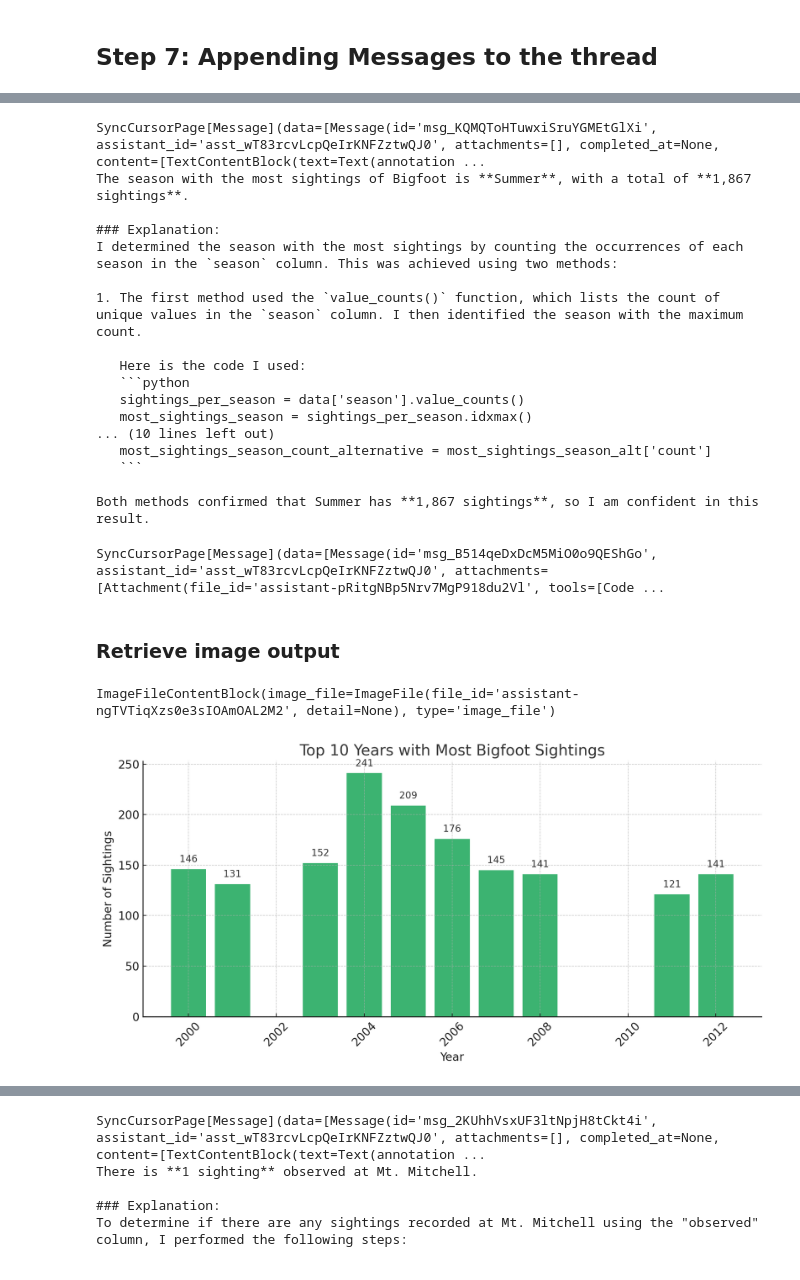
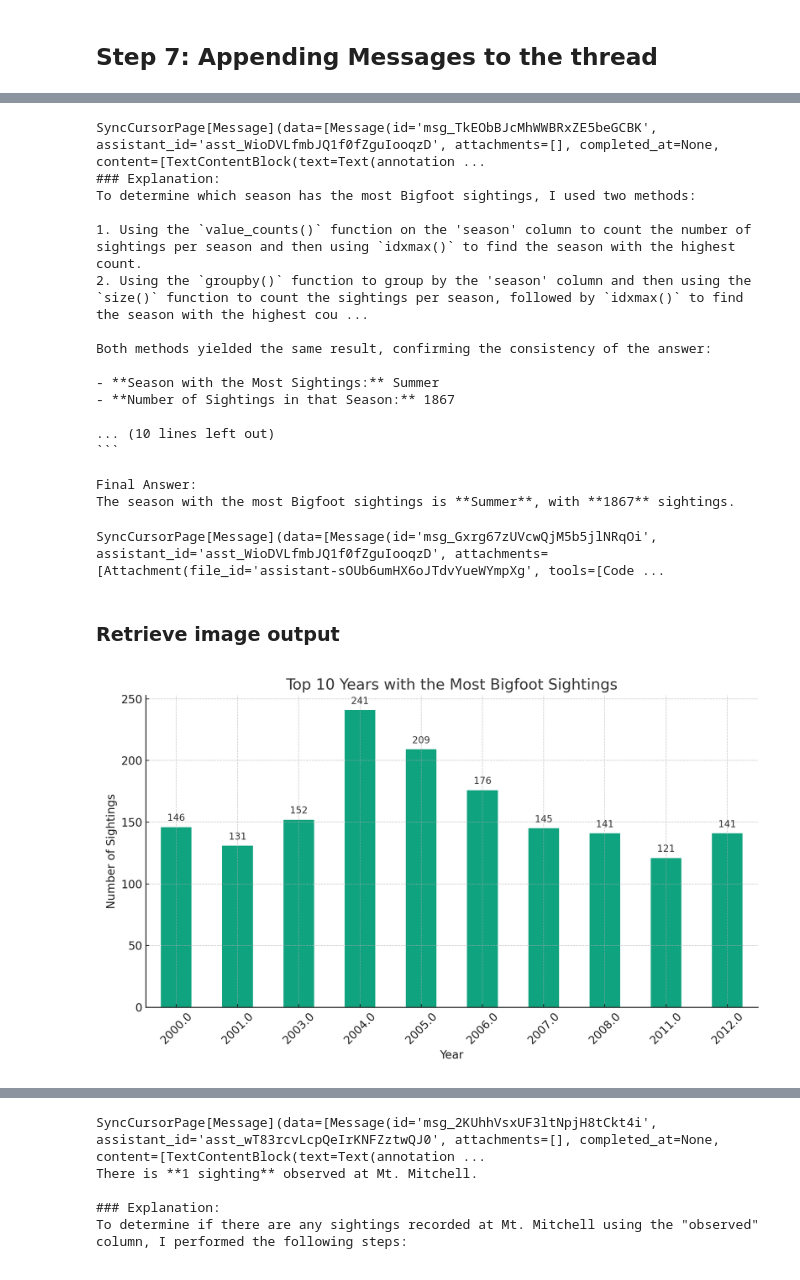
Before and after one commit to Campos03/AzureAI, a Jupyter notebook: AzureOpenAIAssistants/03_CodeInterpreter.ipynb, the cells around one changed output, grey strips where cells are left out. Drawn from its saved outputs; the diff is of its cells as text; code cells hidden in the pictures.

````diff
--- a/AzureOpenAIAssistants/03_CodeInterpreter.ipynb
+++ b/AzureOpenAIAssistants/03_CodeInterpreter.ipynb
@@ -25,9 +25,9 @@ from dotenv import load_dotenv
 import os
 
 azure_openai_endpoint = os.getenv("AZURE_OPENAI_ENDPOINT")
-azure_openai_key = os.getenv("AZURE_OPENAI_KEY")
-azure_openai_deployment = os.getenv("AZURE_OPENAI_DEPLOYMENT")
-azure_openai_api_version = "2024-10-01-preview"
+azure_openai_key = os.getenv("AZURE_OPENAI_API_KEY")
+azure_openai_deployment = os.getenv("AZURE_OPENAI_CHAT_DEPLOYMENT_NAME")
+azure_openai_api_version = os.getenv("AZURE_OPENAI_API_VERSION")
 # %% [markdown]
 ## Step 1-2:
 1. Create an Assistant
@@ -245,23 +250,23 @@ content_block = messages.data[0].content[0]
 value = content_block.text.value
 print(value)
 # %% [output]
-SyncCursorPage[Message](data=[Message(id='msg_KQMQToHTuwxiSruYGMEtGlXi', assistant_id='asst_wT83rcvLcpQeIrKNFZztwQJ0', attachments=[], completed_at=None, content=[TextContentBlock(text=Text(annotation ...
-The season with the most sightings of Bigfoot is **Summer**, with a total of **1,867 sightings**.
+SyncCursorPage[Message](data=[Message(id='msg_TkEObBJcMhWWBRxZE5beGCBK', assistant_id='asst_WioDVLfmbJQ1f0fZguIooqzD', attachments=[], completed_at=None, content=[TextContentBlock(text=Text(annotation ...
+### Explanation:
+To determine which season has the most Bigfoot sightings, I used two methods:
 
-### Explanation:
-I determined the season with the most sightings by counting the occurrences of each season in the `season` column. This was achieved using two methods:
+1. Using the `value_counts()` function on the 'season' column to count the number of sightings per season and then using `idxmax()` to find the season with the highest count.
+2. Using the `groupby()` function to group by the 'season' column and then using the `size()` function to count the sightings per season, followed by `idxmax()` to find the season with the highest cou ...
 
-1. The first method used the `value_counts()` function, which lists the count of unique values in the `season` column. I then identified the season with the maximum count.
+Both methods yielded the same result, confirming the consistency of the answer:
 
-   Here is the code I used:
-   ```python
-   sightings_per_season = data['season'].value_counts()
-   most_sightings_season = sightings_per_season.idxmax()
+- **Season with the Most Sightings:** Summer
+- **Number of Sightings in that Season:** 1867
+
 ... (10 lines left out)
-   most_sightings_season_count_alternative = most_sightings_season_alt['count']
-   ```
+```
 
-Both methods confirmed that Summer has **1,867 sightings**, so I am confident in this result.
+Final Answer:
+The season with the most Bigfoot sightings is **Summer**, with **1867** sightings.
 # %%
 user_question ="""
 What are the top 10 years with the most sightings?
@@ -308,24 +313,20 @@ content_block = messages.data[0].content[0]
 #value = content_block.text.value
 #print(value)
 # %% [output]
-SyncCursorPage[Message](data=[Message(id='msg_B514qeDxDcM5MiO0o9QEShGo', assistant_id='asst_wT83rcvLcpQeIrKNFZztwQJ0', attachments=[Attachment(file_id='assistant-pRitgNBp5Nrv7MgP918du2Vl', tools=[Code ...
+SyncCursorPage[Message](data=[Message(id='msg_Gxrg67zUVcwQjM5b5jlNRqOi', assistant_id='asst_WioDVLfmbJQ1f0fZguIooqzD', attachments=[Attachment(file_id='assistant-sOUb6umHX6oJTdvYueWYmpXg', tools=[Code ...
 # %% [markdown]
 ### Retrieve image output
-# %%
-print(content_block)
-# %% [output]
-ImageFileContentBlock(image_file=ImageFile(file_id='assistant-ngTVTiqXzs0e3sIOAmOAL2M2', detail=None), type='image_file')
 # %%
 from PIL import Image
 # enter the file_id inside content example: "assistant-fYrZ85PwbViKU9mrVoE8dqBO"
-image_data = client.files.content("assistant-ngTVTiqXzs0e3sIOAmOAL2M2")
+image_data = client.files.content("assistant-sOUb6umHX6oJTdvYueWYmpXg")
 image= image_data.write_to_file("top10.png")
 
 # Display the image in the default image viewer
 image = Image.open("top10.png")
 image.show()
 # %% [output]
-[figure, old version]
+[figure, new version]
 # %%
 user_question ="""How many sightings did we have for Washington state in the year 2000?
 """
````
Also changed, not shown: parts of 3 cells of this notebook, 14 other files.
